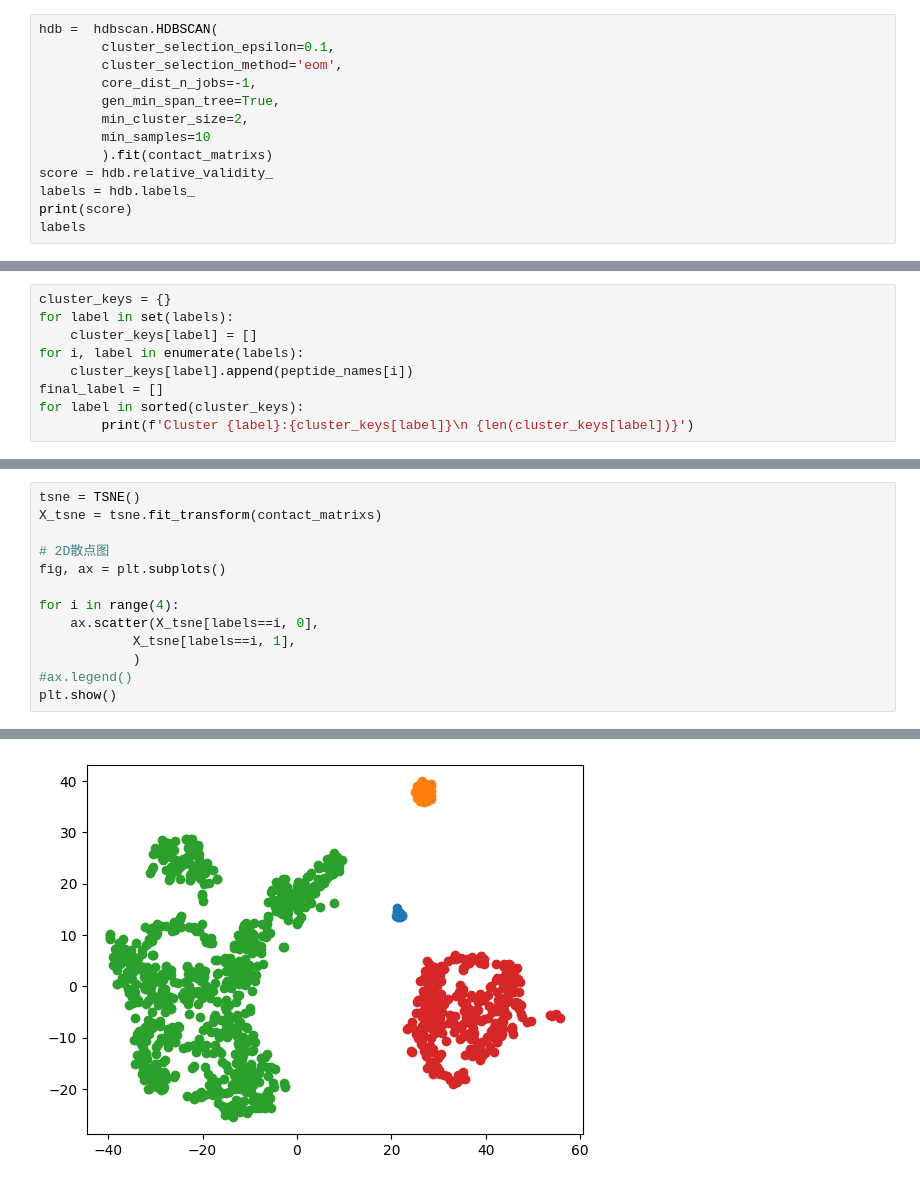
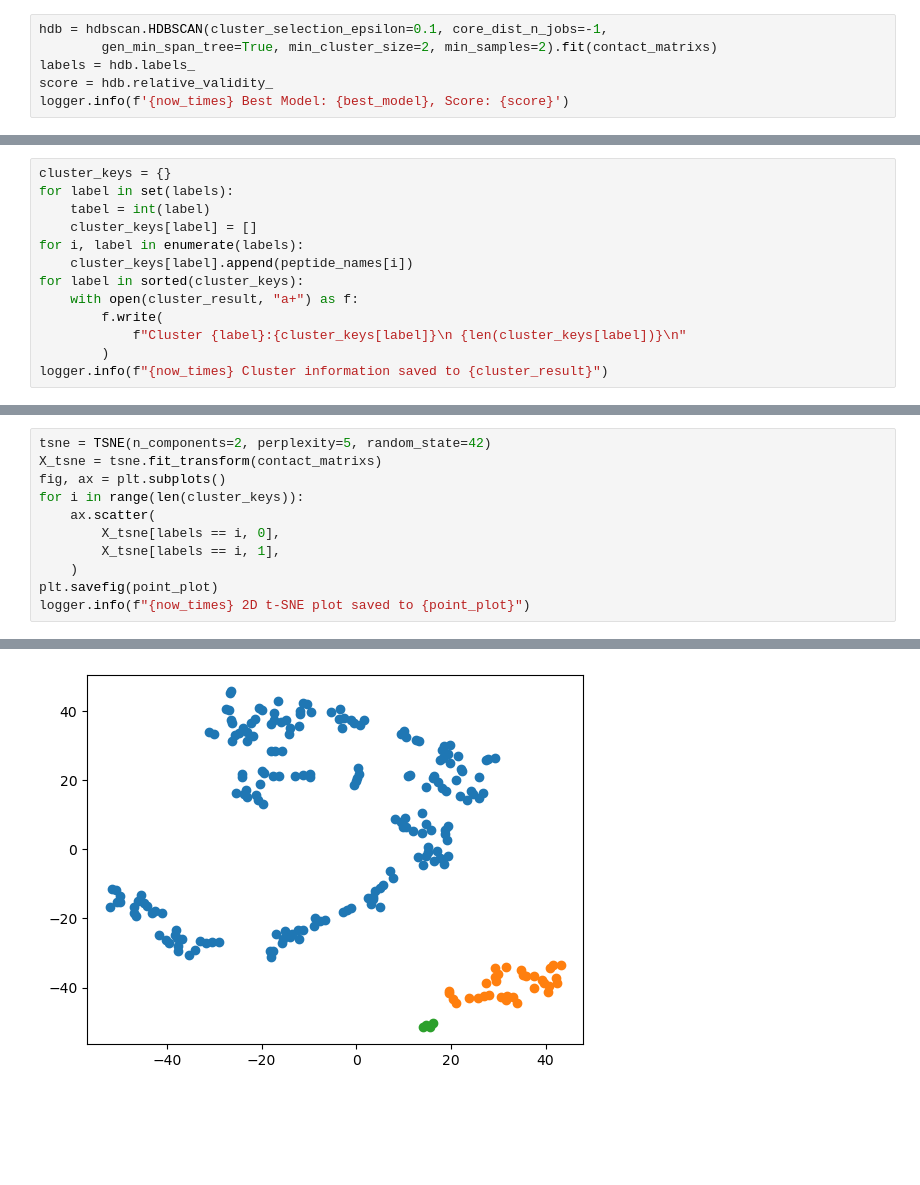
Before and after one commit to astomer2/script, a Jupyter notebook: cluster/cluster_text1.ipynb, the cells around one changed output, grey strips where cells are left out. Drawn from its saved outputs; the diff is of its cells as text; blank space fills up the shorter version.

```diff
--- a/cluster/cluster_text1.ipynb
+++ b/cluster/cluster_text1.ipynb
@@ -128,14 +195,7 @@ Best Model: HDBSCAN(cluster_selection_epsilon=0.1, cluster_selection_method='lea
 # %%
-hdb =  hdbscan.HDBSCAN(
-        cluster_selection_epsilon=0.1,
-        cluster_selection_method='eom',
-        core_dist_n_jobs=-1,
-        gen_min_span_tree=True,
-        min_cluster_size=2,
-        min_samples=10
-        ).fit(contact_matrixs)
+hdb = hdbscan.HDBSCAN(cluster_selection_epsilon=0.1, core_dist_n_jobs=-1,
+        gen_min_span_tree=True, min_cluster_size=2, min_samples=2).fit(contact_matrixs)
+labels = hdb.labels_
 score = hdb.relative_validity_
-labels = hdb.labels_
-print(score)
-labels
+logger.info(f'{now_times} Best Model: {best_model}, Score: {score}')
 # %% [output]
@@ -144,10 +212,14 @@ array([ 2,  2,  3, ..., -1,  2,  0])
 # %%
 cluster_keys = {}
 for label in set(labels):
+    tabel = int(label)
     cluster_keys[label] = []
 for i, label in enumerate(labels):
     cluster_keys[label].append(peptide_names[i])
-final_label = []
 for label in sorted(cluster_keys):
-        print(f'Cluster {label}:{cluster_keys[label]}\n {len(cluster_keys[label])}')
+    with open(cluster_result, "a+") as f:
+        f.write(
+            f"Cluster {label}:{cluster_keys[label]}\n {len(cluster_keys[label])}\n"
+        )
+logger.info(f"{now_times} Cluster information saved to {cluster_result}")
 # %% [output]
@@ -170,14 +231,12 @@ len(cluster_keys)
 # %%
-tsne = TSNE()
+tsne = TSNE(n_components=2, perplexity=5, random_state=42)
 X_tsne = tsne.fit_transform(contact_matrixs)
-
-# 2D散点图
 fig, ax = plt.subplots()
-
-for i in range(4):
-    ax.scatter(X_tsne[labels==i, 0],
-            X_tsne[labels==i, 1],
-            )
-#ax.legend()
-plt.show()
+for i in range(len(cluster_keys)):
+    ax.scatter(
+        X_tsne[labels == i, 0],
+        X_tsne[labels == i, 1],
+    )
+plt.savefig(point_plot)
+logger.info(f"{now_times} 2D t-SNE plot saved to {point_plot}")
 # %% [output]
@@ -184 +248 @@ plt.show()
-[figure, old version]
+[figure, new version]
```
Also changed, not shown: parts of 21 cells of this notebook.
